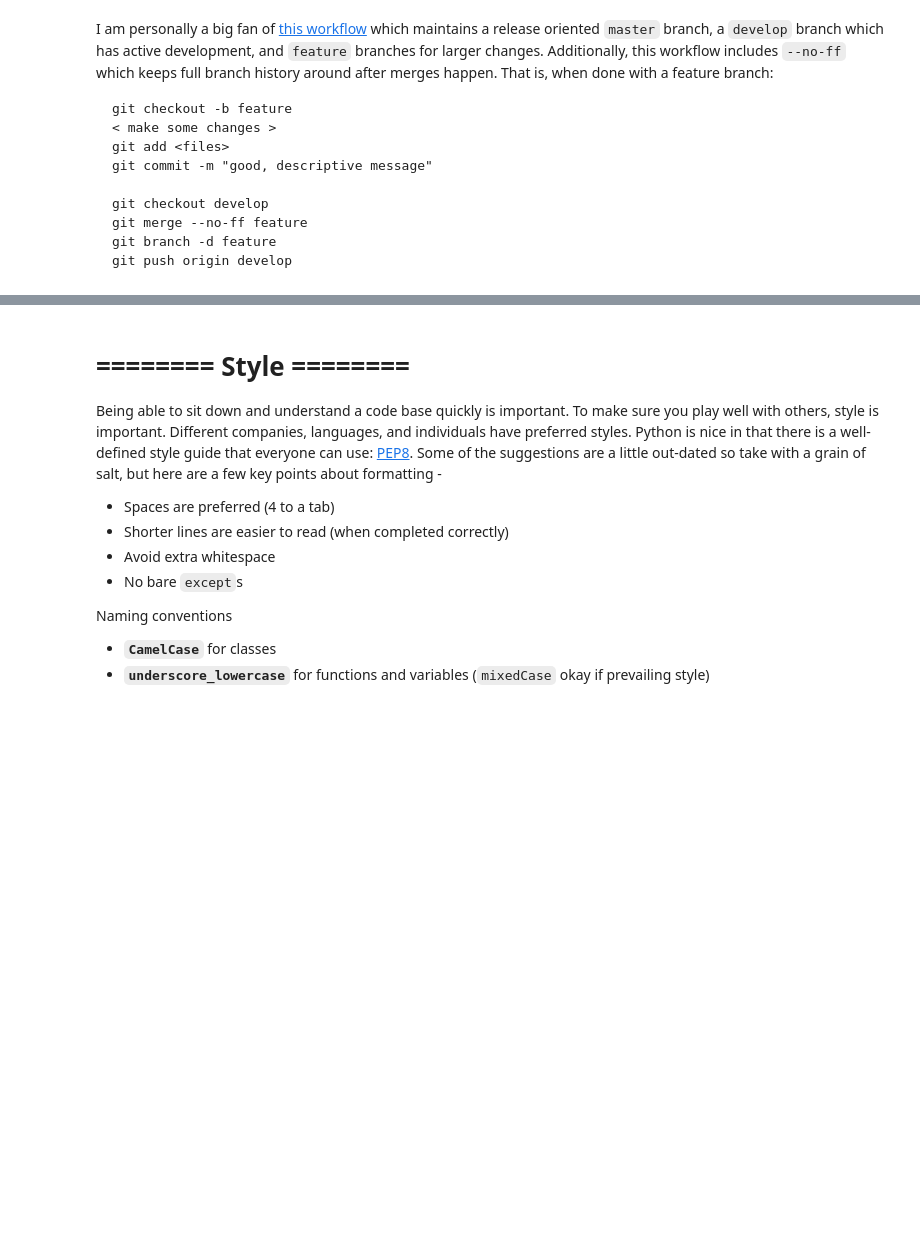
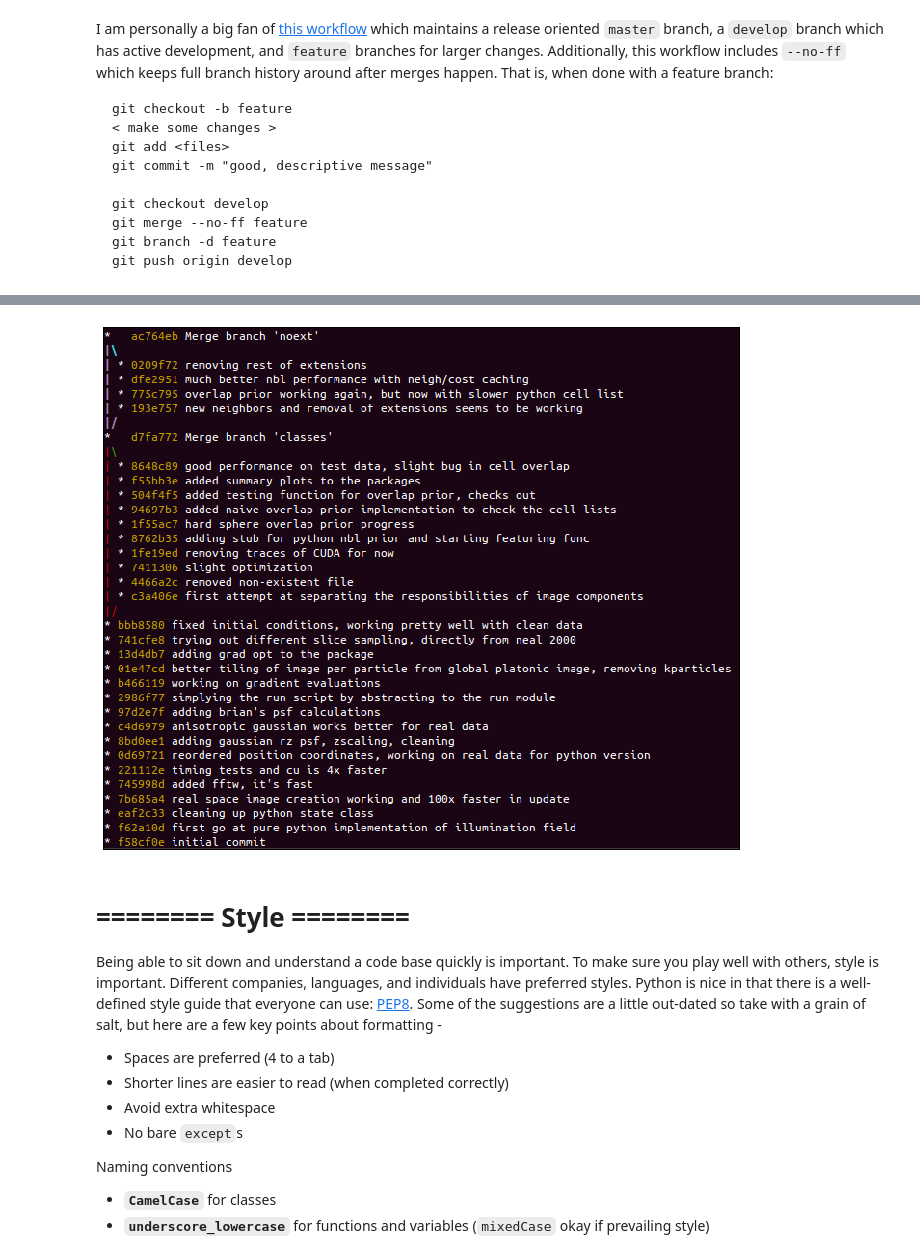
Before and after one commit to mattbierbaum/python-practice, a Jupyter notebook: nbs/practical-aspects.ipynb, the cells around one changed output, grey strips where cells are left out. Saved outputs shown, nothing was run; the diff lists cells and outputs as text; code cells hidden in the pictures; blank space fills up the shorter version.

```diff
--- a/nbs/practical-aspects.ipynb
+++ b/nbs/practical-aspects.ipynb
@@ -11,6 +11,17 @@ We discuss several aspects of computing that are things you do but don't often t
 * **Structure** -- how your code is organized
 * **Data** -- what you do with data / keeping data safe
 * **Visualization** -- viewing your final product most effectively
+# %%
+import matplotlib.pylab as pl
+import numpy as np
+import scipy as sp
+%matplotlib inline
+
+def display(filename, scale=1.0):
+    fig = pl.figure(figsize=(scale*12,scale*12))
+    pl.imshow(pl.imread(open(filename)), interpolation='none')
+    pl.xticks([])
+    pl.yticks([])
 # %% [markdown]
 # ======== Versioning ========
 
@@ -56,3 +65,7 @@ This keeps the history mostly linear and makes it easier to track changes.
+# %%
+display('git-branches.png', scale=0.95)
+# %% [output]
+[figure, added]
 # %% [markdown]
 # ======== Style ========
 
```
Also changed, not shown: parts of 7 cells of this notebook, 4 other files.
